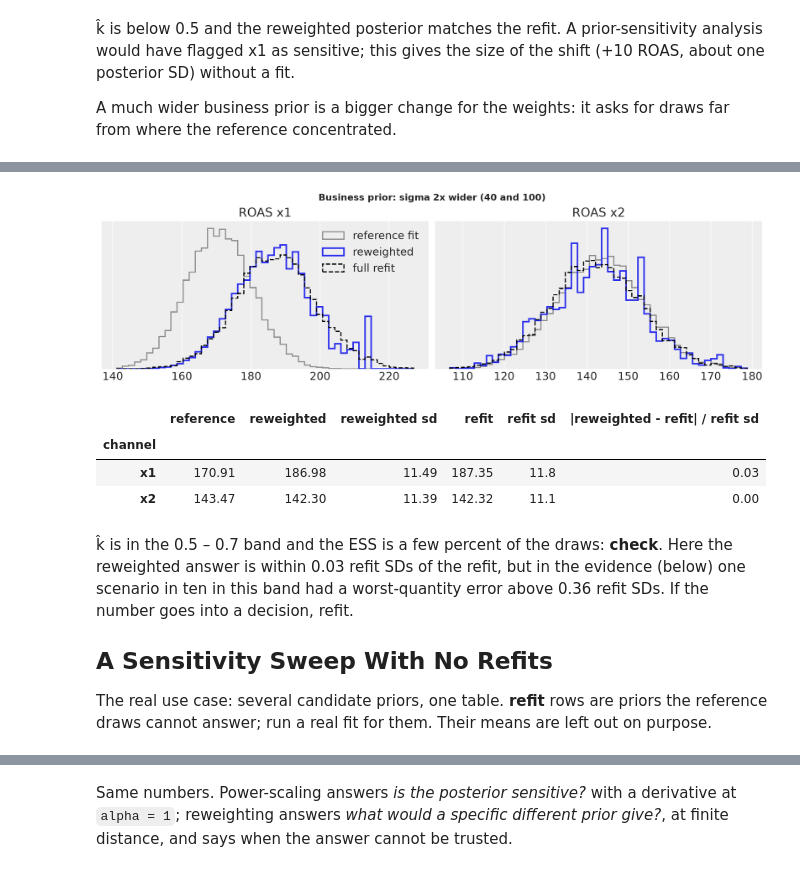
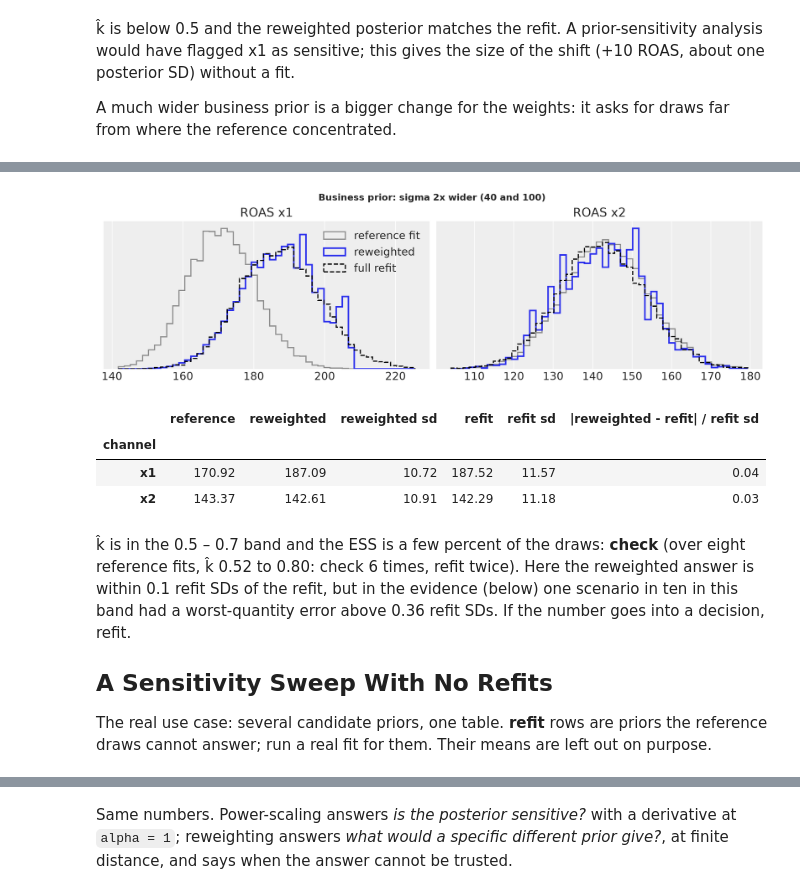
Before and after one commit to hansamos/prior_sensitivity_pymc_marketing, a Jupyter notebook: notebooks/mmm_prior_reweighting.ipynb, the cells around one changed output, grey strips where cells are left out. Drawn from its saved outputs; the diff is of its cells as text; code cells hidden in the pictures.

```diff
--- a/notebooks/mmm_prior_reweighting.ipynb
+++ b/notebooks/mmm_prior_reweighting.ipynb
@@ -305,8 +257,15 @@ ref = fit(seed=1, logp=True)
 [interactive output not drawn]
 [interactive output not drawn]
 # %%
+params = ["ROAS", "adstock_alpha", "saturation_lam", "saturation_beta", "y_sigma"]
 roas = draws(ref, "ROAS")
-r_eff = relative_efficiency(ref)
-print(f"relative MCMC efficiency {r_eff:.2f}")
+r_eff = relative_efficiency(ref.idata["posterior"], params)
+rhat = az.rhat(ref.idata["posterior"].to_dataset())
+max_rhat = np.nanmax([float(rhat[v].max()) for v in rhat.data_vars])
+divergences = int(ref.idata["sample_stats"]["diverging"].sum())
+print(
+    f"max r-hat {max_rhat:.3f}, {divergences} divergences, "
+    f"relative MCMC efficiency {r_eff:.2f}"
+)
 print(f"ROAS mean {roas.mean(0).round(1)}, sd {roas.std(0).round(1)}")
 # %% [output]
@@ -320,0 +280,7 @@ The data say x1 ROAS is about 170, well above the business prior of 100: the pri
+# %%
+spec = {"business": {"roas": [140.0, 150.0], "sigma": [20.0, 50.0]}}
+result = psis_reweight(log_ratio(spec, ref), r_eff)
+print(
+    f"k-hat {result.pareto_k:.2f}, ESS {100 * result.ess_fraction:.0f}%, {result.verdict}"
+)
+print("reweighted ROAS mean:", (result.weights @ roas).round(1))
@@ -322,20 +320,20 @@ The data say x1 ROAS is about 170, well above the business prior of 100: the pri
 def try_spec(label, spec, seed, refit=True):
     """Reweight the reference draws to `spec`; optionally refit to check the answer."""
     start = time.perf_counter()
-    result = psis(log_ratio(spec, ref), r_eff)
+    result = psis_reweight(log_ratio(spec, ref), r_eff)
     print(label)
     print(
-        f"reweighting took {time.perf_counter() - start:.3f} s: k-hat = {result['k_hat']:.2f}, "
-        f"ESS = {result['ess_pct']:.0f}% of the draws -> {result['verdict'].upper()}"
+        f"reweighting took {time.perf_counter() - start:.3f} s: k-hat = {result.pareto_k:.2f}, "
+        f"ESS = {100 * result.ess_fraction:.0f}% of the draws -> {result.verdict.upper()}"
     )
-    refit_roas = None
+    refit_mmm, refit_roas = None, None
     if refit:
         start = time.perf_counter()
-        result["refit"] = fit(seed, spec)
-        refit_roas = draws(result["refit"], "ROAS")
+        refit_mmm = fit(seed, spec)
+        refit_roas = draws(refit_mmm, "ROAS")
         print(f"full refit took {time.perf_counter() - start:.0f} s")
-    plot_roas(roas, result["w"], refit_roas, title=label)
+    plot_roas(roas, result.weights, refit_roas, title=label)
     plt.show()
-    display(compare(roas, result["w"], refit_roas))
-    return result
+    display(compare(roas, result.weights, refit_roas))
+    return result, refit_mmm
 # %%
@@ -360,7 +358,7 @@ k̂ is below 0.5 and the reweighted posterior matches the refit. A prior-sensiti
 
 A much wider business prior is a bigger change for the weights: it asks for draws far from where the reference concentrated.
 # %%
-r_wide = try_spec(
+r_wide, _ = try_spec(
     "Business prior: sigma 2x wider (40 and 100)",
     {"business": {"roas": [100.0, 150.0], "sigma": [40.0, 100.0]}},
     seed=3,
@@ -374,10 +372,10 @@ full refit took 20 s
-[figure, old version]
+[figure, new version]
 |  | reference | reweighted | reweighted sd | refit | refit sd | |reweighted - refit| / refit sd |
 | channel |  |  |  |  |  |  |
-| x1 | 170.91 | 186.98 | 11.49 | 187.35 | 11.8 | 0.03 |
-| x2 | 143.47 | 142.30 | 11.39 | 142.32 | 11.1 | 0.00 |
+| x1 | 170.92 | 187.09 | 10.72 | 187.52 | 11.57 | 0.04 |
+| x2 | 143.37 | 142.61 | 10.91 | 142.29 | 11.18 | 0.03 |
 # %% [markdown]
-k̂ is in the 0.5 – 0.7 band and the ESS is a few percent of the draws: **check**. Here the reweighted answer is within 0.03 refit SDs of the refit, but in the evidence (below) one scenario in ten in this band had a worst-quantity error above 0.36 refit SDs. If the number goes into a decision, refit.
+k̂ is in the 0.5 – 0.7 band and the ESS is a few percent of the draws: **check** (over eight reference fits, k̂ 0.52 to 0.80: check 6 times, refit twice). Here the reweighted answer is within 0.1 refit SDs of the refit, but in the evidence (below) one scenario in ten in this band had a worst-quantity error above 0.36 refit SDs. If the number goes into a decision, refit.
 
 ## A Sensitivity Sweep With No Refits
 
```
Also changed, not shown: parts of 25 cells of this notebook, 1 other file.
